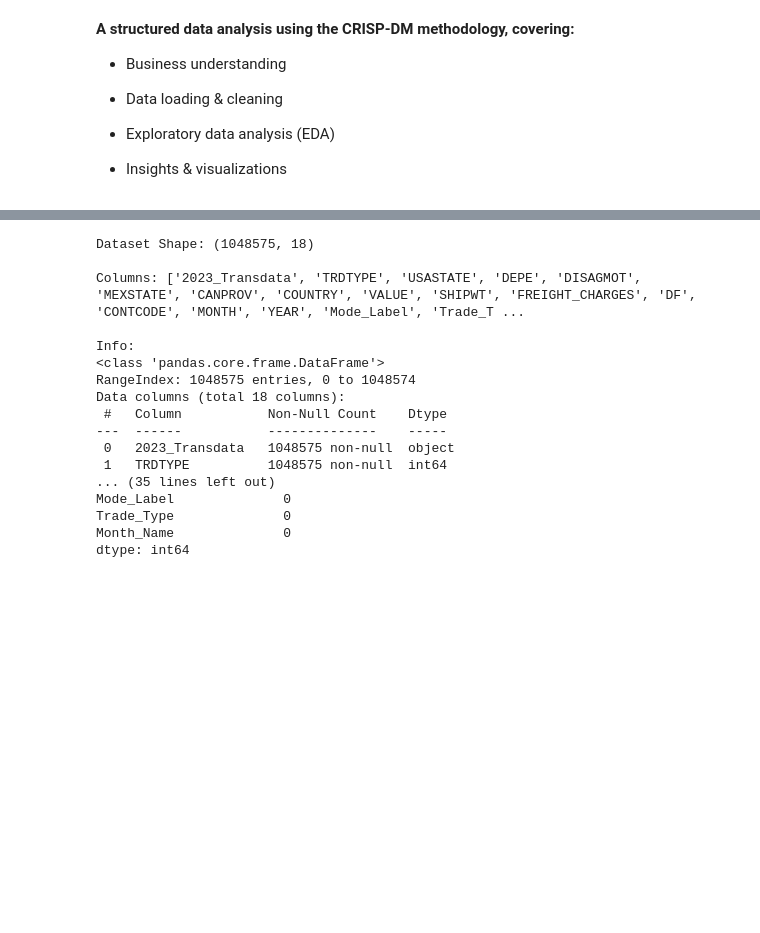
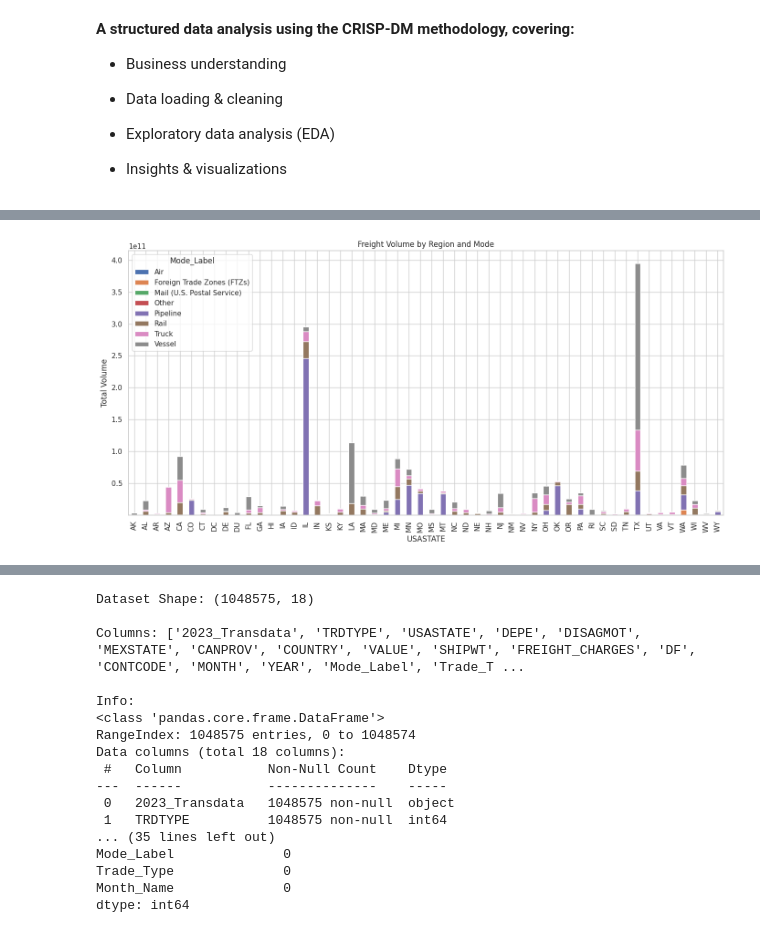
Before and after one commit to iamjustkay/-TransBorder-Freight-Data-Analysis-Project, a Jupyter notebook: Transport_Data_Analysis.ipynb, the cells around one changed output, grey strips where cells are left out. Drawn from its saved outputs; the diff is of its cells as text; code cells hidden in the pictures; blank space fills up the shorter version.

```diff
--- a/Transport_Data_Analysis.ipynb
+++ b/Transport_Data_Analysis.ipynb
@@ -20,0 +117,11 @@ sns.set(style="whitegrid")
+# %%
+# 2. How does freight volume vary by region and mode over time?
+if {'USASTATE', 'YEAR', 'DISAGMOT', 'SHIPWT'}.issubset(df.columns):
+    pivot = df.pivot_table(index='USASTATE', columns='Mode_Label', values='SHIPWT', aggfunc='sum')
+    pivot.plot(kind='bar', stacked=True, figsize=(14,7))
+    plt.title("Freight Volume by Region and Mode")
+    plt.ylabel("Total Volume")
+    plt.tight_layout()
+    plt.show()
+# %% [output]
+[figure, added]
```
Also changed, not shown: parts of 49 cells of this notebook.
